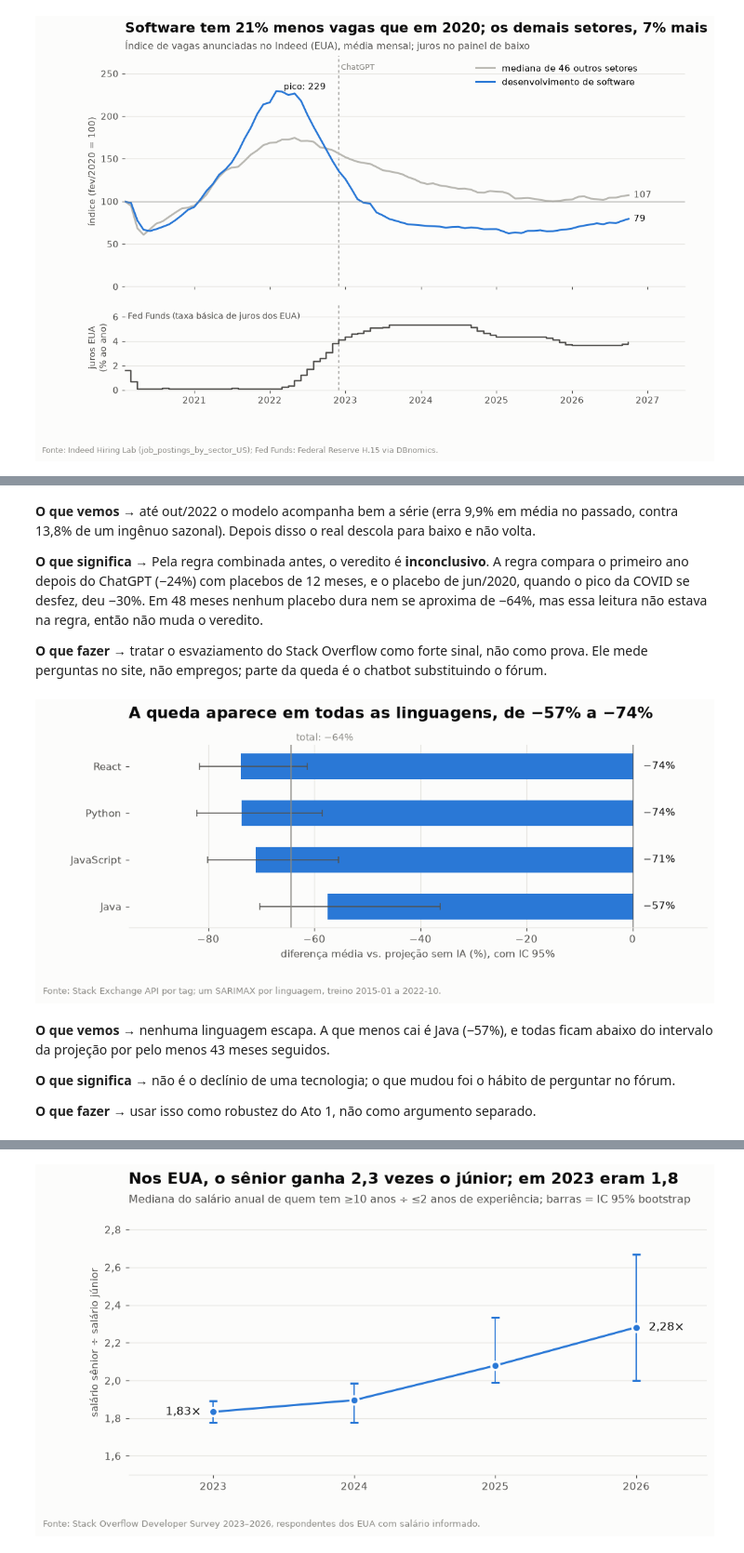
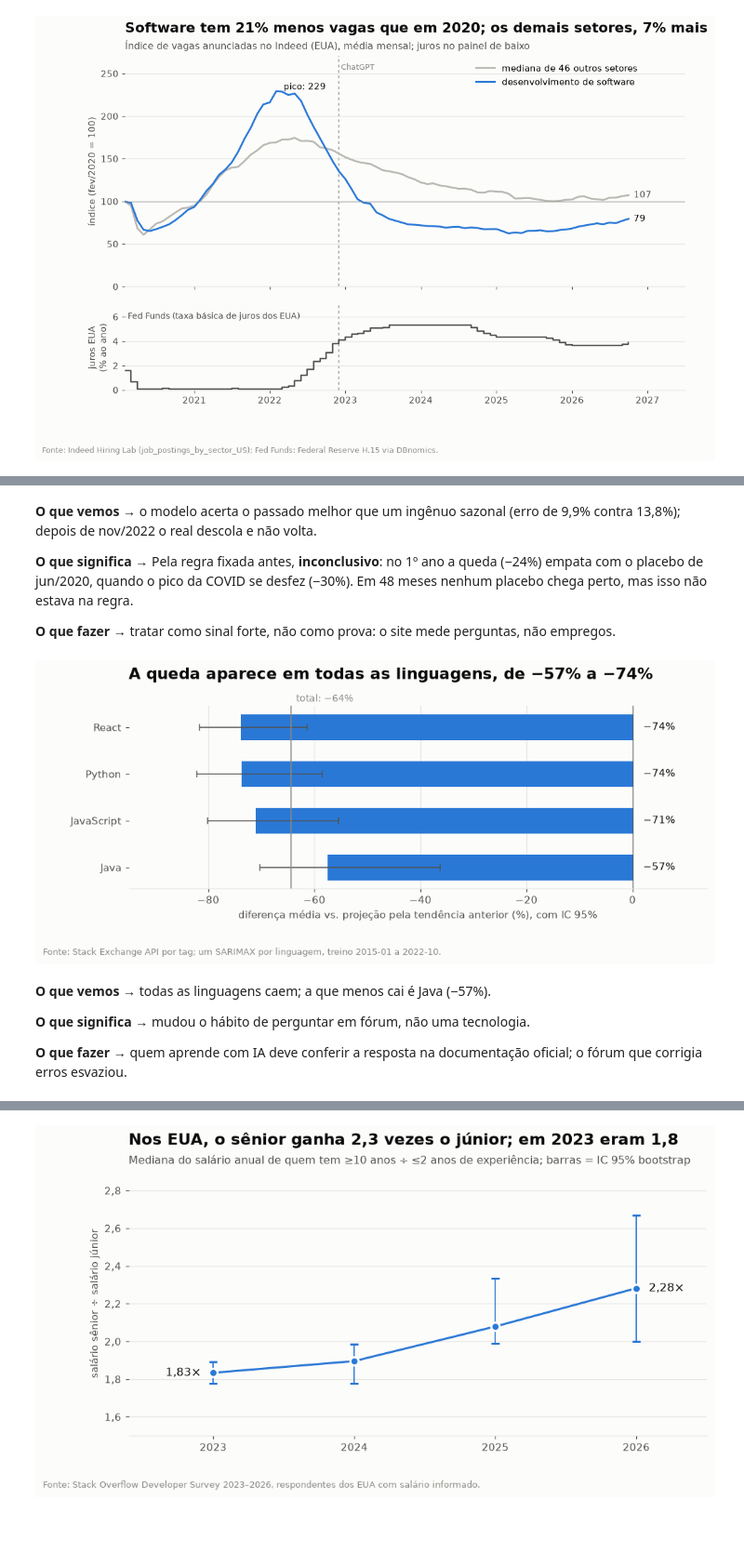
Before and after one commit to VictorKunzz/primeiro-degrau-ia-mercado-dev, a Jupyter notebook: notebooks/primeiro_degrau.ipynb, the cells around one changed output, grey strips where cells are left out. Shown at 93% size. Cells and saved outputs as stored; diff of their text form; code cells hidden in the pictures; blank space fills up the shorter version.

```diff
--- a/notebooks/primeiro_degrau.ipynb
+++ b/notebooks/primeiro_degrau.ipynb
@@ -559,69 +463,60 @@ plt.show()
 # %%
 pl = A1["comparacao_placebo_principal"]
 if A1["veredito"] == "efeito sustentado":
-    leitura = "Pela regra combinada antes, o efeito é **sustentado**: nenhum placebo chega perto."
+    leitura = "Pela regra fixada antes, o efeito é **sustentado**: nenhum placebo chega perto."
 else:
-    leitura = (f"Pela regra combinada antes, o veredito é **inconclusivo**. A regra compara o primeiro ano depois do ChatGPT "
-               f"({pct(pl['efeito_real_12m_pct'])}) com placebos de 12 meses, e o placebo de jun/2020, quando o pico da "
-               f"COVID se desfez, deu {pct(-pl['max_abs_placebo_pct'])}. Em {e48['n_meses']} meses nenhum placebo dura nem se "
-               f"aproxima de {pct(e48['efeito_pct_medio'])}, mas essa leitura não estava na regra, então não muda o veredito.")
+    leitura = (f"Pela regra fixada antes, **inconclusivo**: no 1º ano a queda ({pct(pl['efeito_real_12m_pct'])}) empata com o "
+               f"placebo de jun/2020, quando o pico da COVID se desfez ({pct(-pl['max_abs_placebo_pct'])}). Em {e48['n_meses']} "
+               f"meses nenhum placebo chega perto, mas isso não estava na regra.")
 mostrar(f"""
-**O que vemos →** até out/2022 o modelo acompanha bem a série (erra {num(A1['backtest']['mape_modelo_medio'], 1)}% em média
-no passado, contra {num(A1['backtest']['mape_ingenuo_medio'], 1)}% de um ingênuo sazonal). Depois disso o real descola para
-baixo e não volta.
+**O que vemos →** o modelo acerta o passado melhor que um ingênuo sazonal (erro de {num(A1['backtest']['mape_modelo_medio'], 1)}% contra {num(A1['backtest']['mape_ingenuo_medio'], 1)}%); depois de nov/2022 o real descola e não volta.
 
 **O que significa →** {leitura}
 
-**O que fazer →** tratar o esvaziamento do Stack Overflow como forte sinal, não como prova. Ele mede perguntas no site,
-não empregos; parte da queda é o chatbot substituindo o fórum.
+**O que fazer →** tratar como sinal forte, não como prova: o site mede perguntas, não empregos.
 """)
 # %% [output]
 
-**O que vemos →** até out/2022 o modelo acompanha bem a série (erra 9,9% em média
-no passado, contra 13,8% de um ingênuo sazonal). Depois disso o real descola para
-baixo e não volta.
+**O que vemos →** o modelo acerta o passado melhor que um ingênuo sazonal (erro de 9,9% contra 13,8%); depois de nov/2022 o real descola e não volta.
 
-**O que significa →** Pela regra combinada antes, o veredito é **inconclusivo**. A regra compara o primeiro ano depois do ChatGPT (−24%) com placebos de 12 meses, e o placebo de jun/2020, quando o pico da COVID se desfez, deu −30%. Em 48 meses nenhum placebo dura nem se aproxima de −64%, mas essa leitura não estava na regra, então não muda o veredito.
+**O que significa →** Pela regra fixada antes, **inconclusivo**: no 1º ano a queda (−24%) empata com o placebo de jun/2020, quando o pico da COVID se desfez (−30%). Em 48 meses nenhum placebo chega perto, mas isso não estava na regra.
 
-**O que fazer →** tratar o esvaziamento do Stack Overflow como forte sinal, não como prova. Ele mede perguntas no site,
-não empregos; parte da queda é o chatbot substituindo o fórum.
+**O que fazer →** tratar como sinal forte, não como prova: o site mede perguntas, não empregos.
 # %%
 # Gráfico 4 (pequeno): efeito por linguagem.
 nomes_tag = {"python": "Python", "javascript": "JavaScript", "java": "Java", "reactjs": "React"}
 t = tags.assign(nome=tags.tag.map(nomes_tag)).sort_values("efeito_pct_medio", ascending=False)
 fig, ax = plt.subplots(figsize=(10, 3.6))
 fig.subplots_adjust(bottom=0.2)
 ax.set_axisbelow(True)
 y = np.arange(len(t))
 ax.barh(y, t.efeito_pct_medio, color=DESTAQUE, height=0.55)
 ax.errorbar(t.efeito_pct_medio, y, xerr=[t.efeito_pct_medio - t.efeito_pct_lo, t.efeito_pct_hi - t.efeito_pct_medio],
             fmt="none", ecolor=TEXTO_2, elinewidth=1, capsize=3)
 for yi, v in zip(y, t.efeito_pct_medio):
     ax.text(2, yi, pct(v), va="center", ha="left", fontsize=10, color=TEXTO)
 ax.axvline(e48["efeito_pct_medio"], color=TEXTO_3, lw=1)
 ax.text(e48["efeito_pct_medio"] + 1, len(t) - 0.45, f"total: {pct(e48['efeito_pct_medio'])}", fontsize=9, color=TEXTO_3)
 ax.set_yticks(y, t.nome)
 ax.set_xlim(-95, 14)
 ax.axvline(0, color=TEXTO_2, lw=0.8)
 ax.grid(axis="y", visible=False); ax.grid(axis="x", visible=True)
-ax.set_xlabel("diferença média vs. projeção sem IA (%), com IC 95%")
+ax.set_xlabel("diferença média vs. projeção pela tendência anterior (%), com IC 95%")
 titulo(ax, f"A queda aparece em todas as linguagens, de {pct(t.efeito_pct_medio.max())} a {pct(t.efeito_pct_medio.min())}")
 fonte(fig, "Stack Exchange API por tag; um SARIMAX por linguagem, treino 2015-01 a 2022-10.")
 plt.show()
 mostrar(f"""
-**O que vemos →** nenhuma linguagem escapa. A que menos cai é {t.nome.iloc[0]} ({pct(t.efeito_pct_medio.iloc[0])}), e todas
-ficam abaixo do intervalo da projeção por pelo menos {t.meses_abaixo_ic_seguidos.min()} meses seguidos.
+**O que vemos →** todas as linguagens caem; a que menos cai é {t.nome.iloc[0]} ({pct(t.efeito_pct_medio.iloc[0])}).
 
-**O que significa →** não é o declínio de uma tecnologia; o que mudou foi o hábito de perguntar no fórum.
+**O que significa →** mudou o hábito de perguntar em fórum, não uma tecnologia.
 
-**O que fazer →** usar isso como robustez do Ato 1, não como argumento separado.
+**O que fazer →** quem aprende com IA deve conferir a resposta na documentação oficial; o fórum que corrigia erros esvaziou.
 """)
 # %% [output]
-[figure, old version]
+[figure, new version]
 
-**O que vemos →** nenhuma linguagem escapa. A que menos cai é Java (−57%), e todas
-ficam abaixo do intervalo da projeção por pelo menos 43 meses seguidos.
+**O que vemos →** todas as linguagens caem; a que menos cai é Java (−57%).
 
-**O que significa →** não é o declínio de uma tecnologia; o que mudou foi o hábito de perguntar no fórum.
+**O que significa →** mudou o hábito de perguntar em fórum, não uma tecnologia.
 
-**O que fazer →** usar isso como robustez do Ato 1, não como argumento separado.
+**O que fazer →** quem aprende com IA deve conferir a resposta na documentação oficial; o fórum que corrigia erros esvaziou.
```
Also changed, not shown: parts of 44 cells of this notebook, 4 other files.
